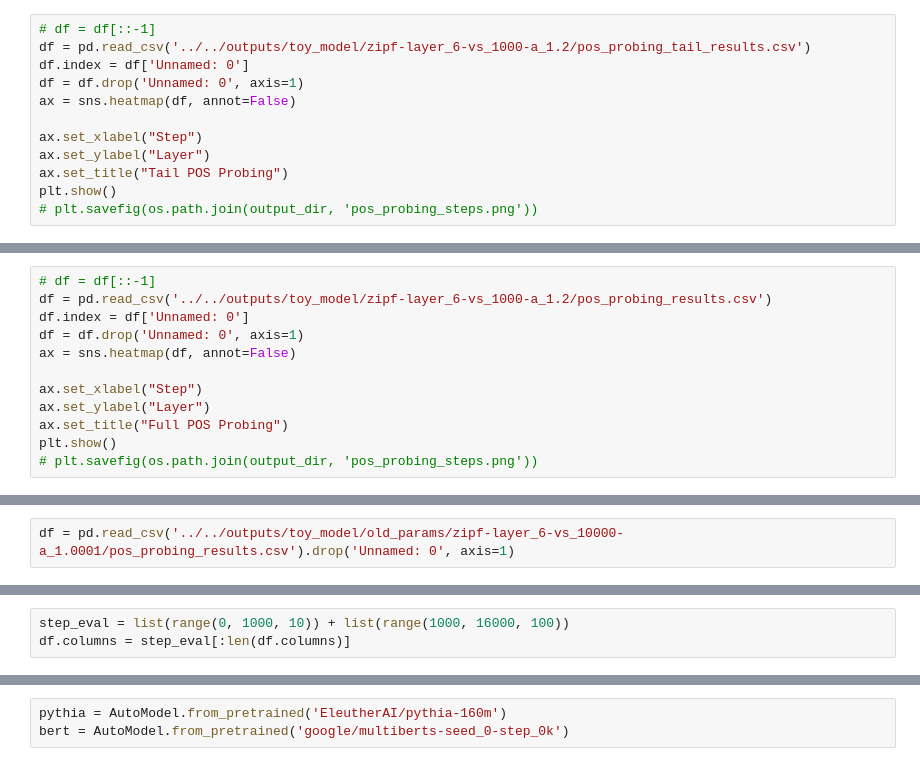
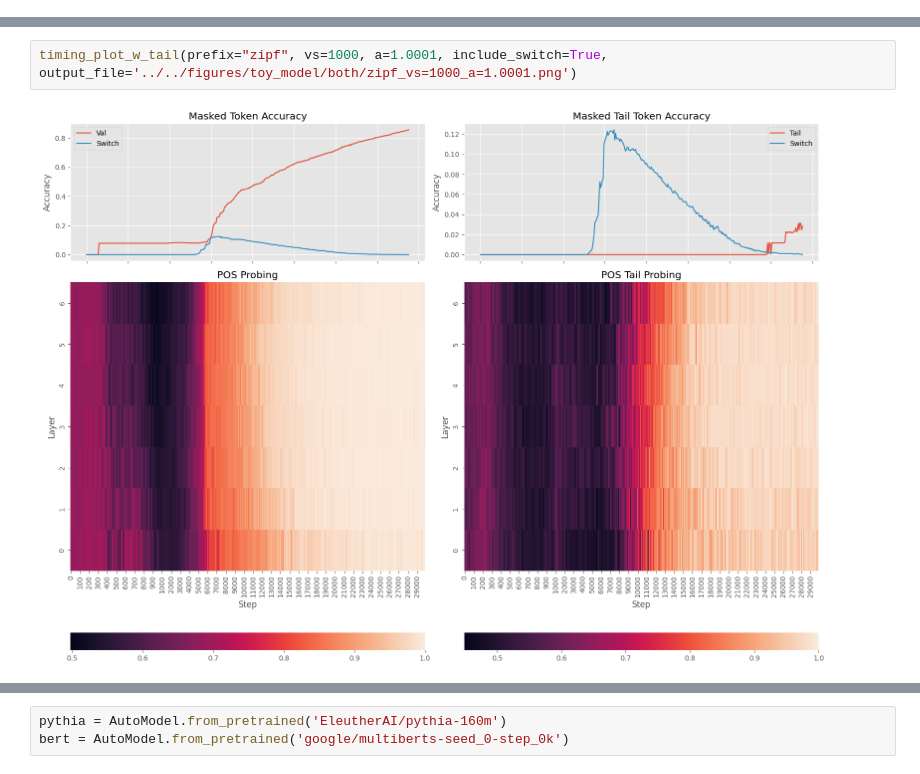
Before and after one commit to surajK610/curriculum_learning, a Jupyter notebook: src/notebooks/toy_model.ipynb, the cells around one changed output, grey strips where cells are left out. Drawn from its saved outputs; the diff is of its cells as text.

```diff
--- a/src/notebooks/toy_model.ipynb
+++ b/src/notebooks/toy_model.ipynb
@@ -132,12 +74,0 @@ plt.tight_layout()
-# %%
-# df = df[::-1]
-df = pd.read_csv('../../outputs/toy_model/zipf-layer_6-vs_1000-a_1.2/pos_probing_tail_results.csv')
-df.index = df['Unnamed: 0']
-df = df.drop('Unnamed: 0', axis=1)
-ax = sns.heatmap(df, annot=False)
-
-ax.set_xlabel("Step")
-ax.set_ylabel("Layer")
-ax.set_title("Tail POS Probing")
-plt.show()
-# plt.savefig(os.path.join(output_dir, 'pos_probing_steps.png'))
@@ -146,12 +74,0 @@ plt.show()
-# %%
-# df = df[::-1]
-df = pd.read_csv('../../outputs/toy_model/zipf-layer_6-vs_1000-a_1.2/pos_probing_results.csv')
-df.index = df['Unnamed: 0']
-df = df.drop('Unnamed: 0', axis=1)
-ax = sns.heatmap(df, annot=False)
-
-ax.set_xlabel("Step")
-ax.set_ylabel("Layer")
-ax.set_title("Full POS Probing")
-plt.show()
-# plt.savefig(os.path.join(output_dir, 'pos_probing_steps.png'))
@@ -160,2 +74,0 @@ plt.show()
-# %%
-df = pd.read_csv('../../outputs/toy_model/old_params/zipf-layer_6-vs_10000-a_1.0001/pos_probing_results.csv').drop('Unnamed: 0', axis=1)
@@ -174,3 +74,0 @@ df
-# %%
-step_eval = list(range(0, 1000, 10)) + list(range(1000, 16000, 100))
-df.columns = step_eval[:len(df.columns)]
@@ -178,0 +135,4 @@ df_sub = df[list(range(5000, 7900, 100))]
+# %%
+timing_plot_w_tail(prefix="zipf", vs=1000, a=1.0001, include_switch=True, output_file='../../figures/toy_model/both/zipf_vs=1000_a=1.0001.png')
+# %% [output]
+[figure, added]
```
Also changed, not shown: parts of 21 cells of this notebook, 2 other files.
